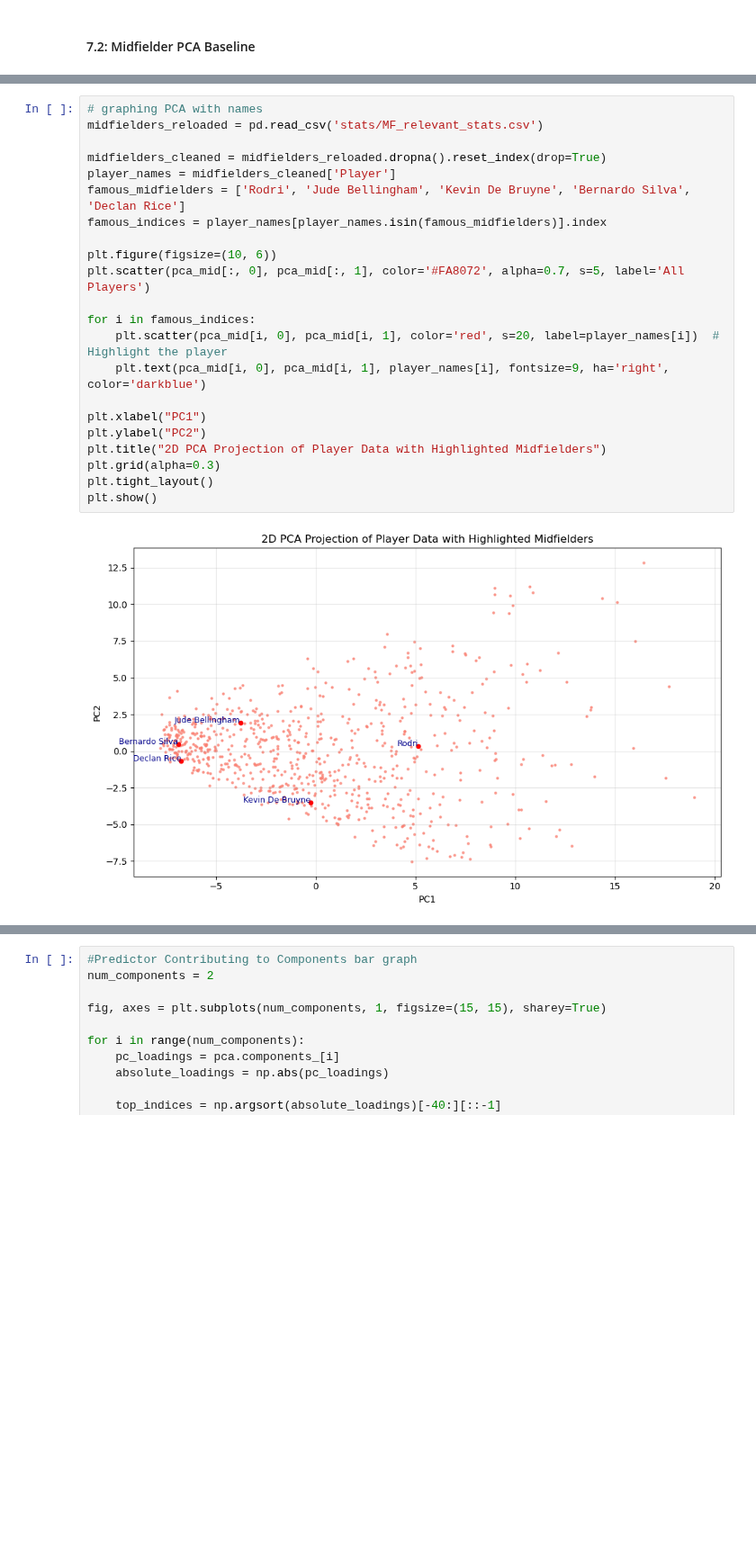
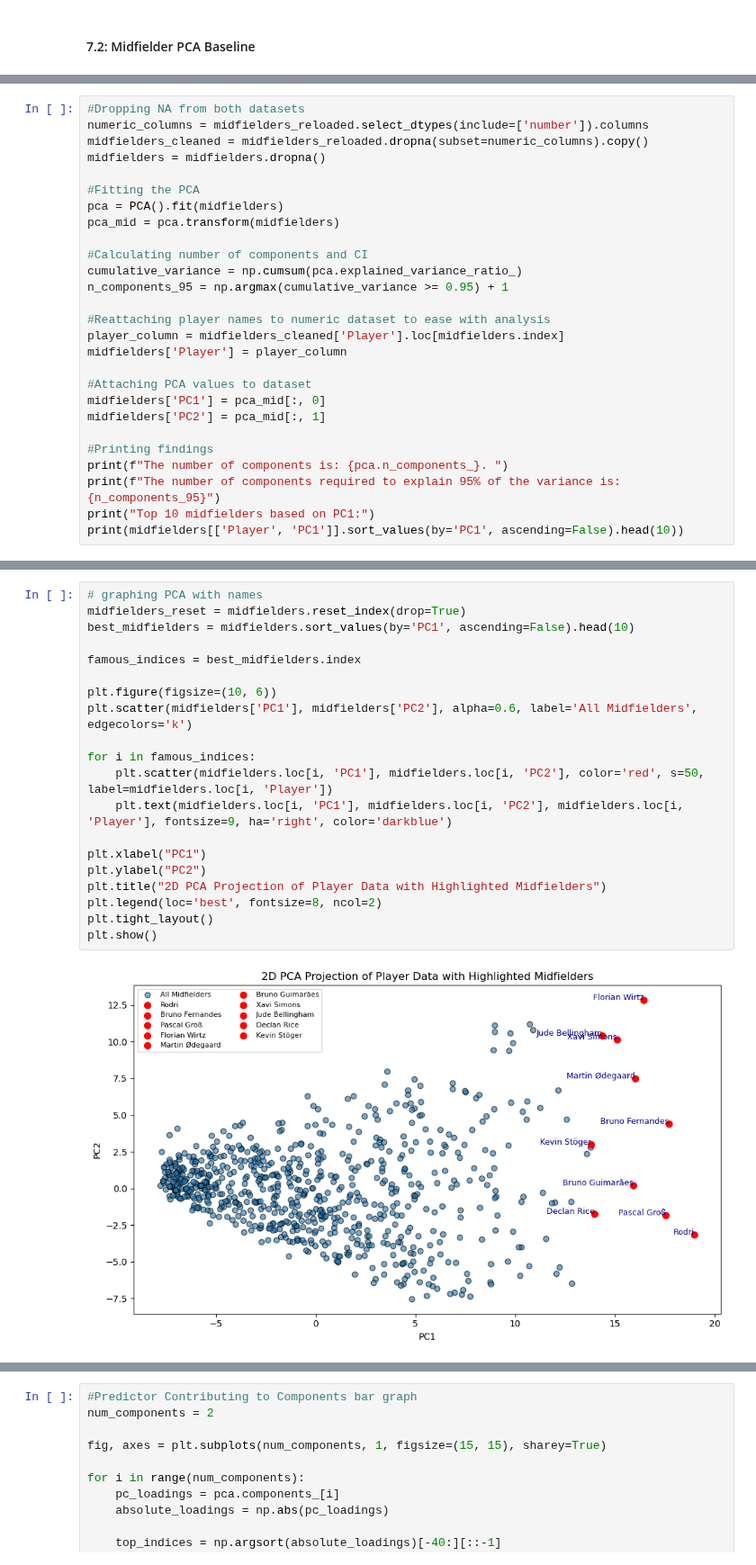
Before and after one commit to kezeani/109aproject, a Jupyter notebook: project.ipynb, the cells around one changed output, grey strips where cells are left out. Shown at 90% size. Cells and saved outputs as stored; diff of their text form; blank space fills up the shorter version.

```diff
--- a/project.ipynb
+++ b/project.ipynb
@@ -399,0 +384,27 @@ The number of components required to explain 95% of the variance is: 19
+# %%
+#Dropping NA from both datasets
+numeric_columns = midfielders_reloaded.select_dtypes(include=['number']).columns
+midfielders_cleaned = midfielders_reloaded.dropna(subset=numeric_columns).copy()
+midfielders = midfielders.dropna()
+
+#Fitting the PCA
+pca = PCA().fit(midfielders)
+pca_mid = pca.transform(midfielders)
+
+#Calculating number of components and CI
+cumulative_variance = np.cumsum(pca.explained_variance_ratio_)
+n_components_95 = np.argmax(cumulative_variance >= 0.95) + 1
+
+#Reattaching player names to numeric dataset to ease with analysis
+player_column = midfielders_cleaned['Player'].loc[midfielders.index]
+midfielders['Player'] = player_column
+
+#Attaching PCA values to dataset
+midfielders['PC1'] = pca_mid[:, 0]
+midfielders['PC2'] = pca_mid[:, 1]
+
+#Printing findings
+print(f"The number of components is: {pca.n_components_}. ")
+print(f"The number of components required to explain 95% of the variance is: {n_components_95}")
+print("Top 10 midfielders based on PC1:")
+print(midfielders[['Player', 'PC1']].sort_values(by='PC1', ascending=False).head(10))
@@ -400,24 +426,22 @@ The number of components required to explain 95% of the variance is: 19
 # %%
 # graphing PCA with names
-midfielders_reloaded = pd.read_csv('stats/MF_relevant_stats.csv')
+midfielders_reset = midfielders.reset_index(drop=True)
+best_midfielders = midfielders.sort_values(by='PC1', ascending=False).head(10)
 
-midfielders_cleaned = midfielders_reloaded.dropna().reset_index(drop=True)
-player_names = midfielders_cleaned['Player']
-famous_midfielders = ['Rodri', 'Jude Bellingham', 'Kevin De Bruyne', 'Bernardo Silva', 'Declan Rice']
-famous_indices = player_names[player_names.isin(famous_midfielders)].index
+famous_indices = best_midfielders.index
 
 plt.figure(figsize=(10, 6))
-plt.scatter(pca_mid[:, 0], pca_mid[:, 1], color='#FA8072', alpha=0.7, s=5, label='All Players')
+plt.scatter(midfielders['PC1'], midfielders['PC2'], alpha=0.6, label='All Midfielders', edgecolors='k')
 
 for i in famous_indices:
-    plt.scatter(pca_mid[i, 0], pca_mid[i, 1], color='red', s=20, label=player_names[i])  # Highlight the player
-    plt.text(pca_mid[i, 0], pca_mid[i, 1], player_names[i], fontsize=9, ha='right', color='darkblue')
+    plt.scatter(midfielders.loc[i, 'PC1'], midfielders.loc[i, 'PC2'], color='red', s=50, label=midfielders.loc[i, 'Player'])
+    plt.text(midfielders.loc[i, 'PC1'], midfielders.loc[i, 'PC2'], midfielders.loc[i, 'Player'], fontsize=9, ha='right', color='darkblue')
 
 plt.xlabel("PC1")
 plt.ylabel("PC2")
 plt.title("2D PCA Projection of Player Data with Highlighted Midfielders")
-plt.grid(alpha=0.3)
+plt.legend(loc='best', fontsize=8, ncol=2)
 plt.tight_layout()
 plt.show()
 # %% [output]
-[figure, old version]
+[figure, new version]
```
Also changed, not shown: parts of 7 cells of this notebook.
